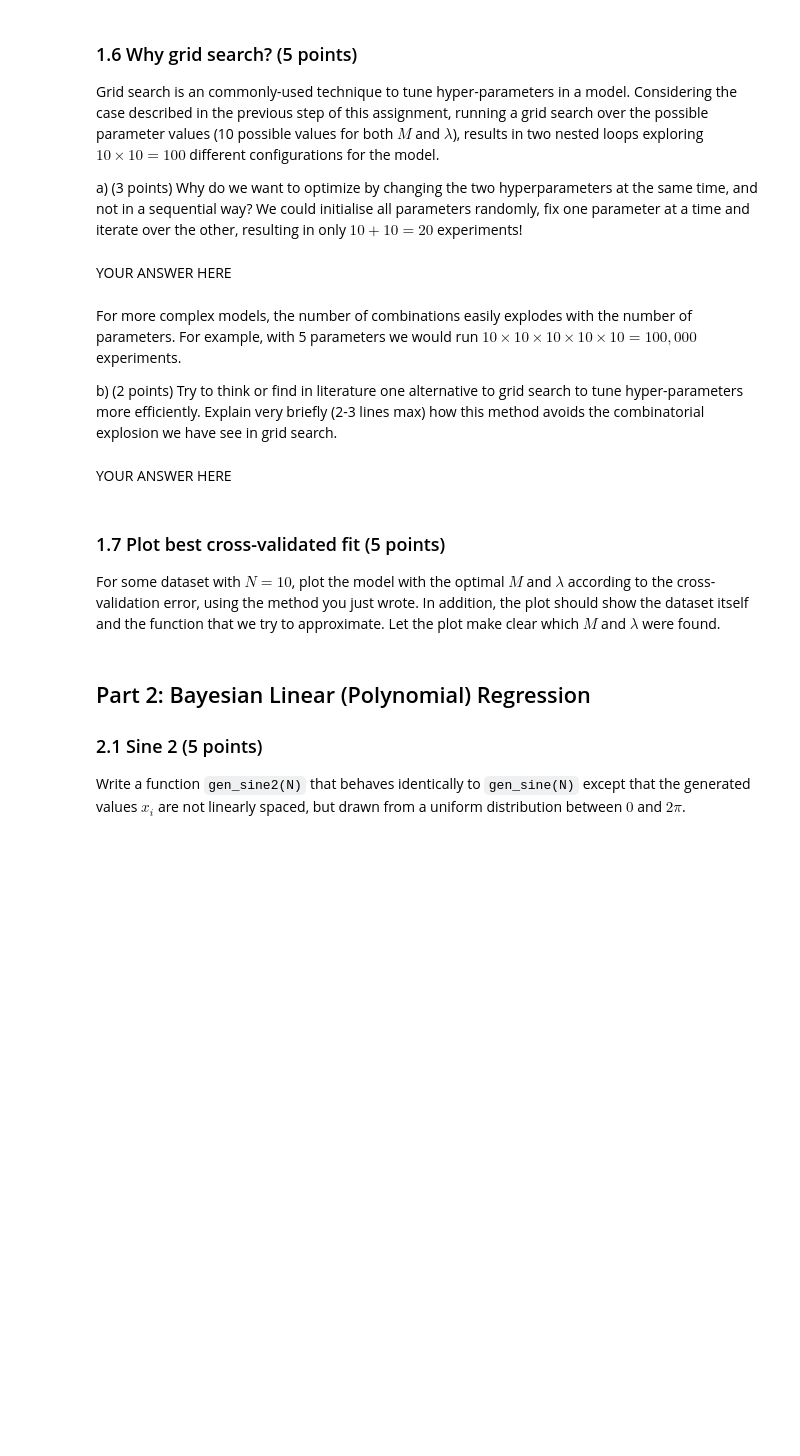
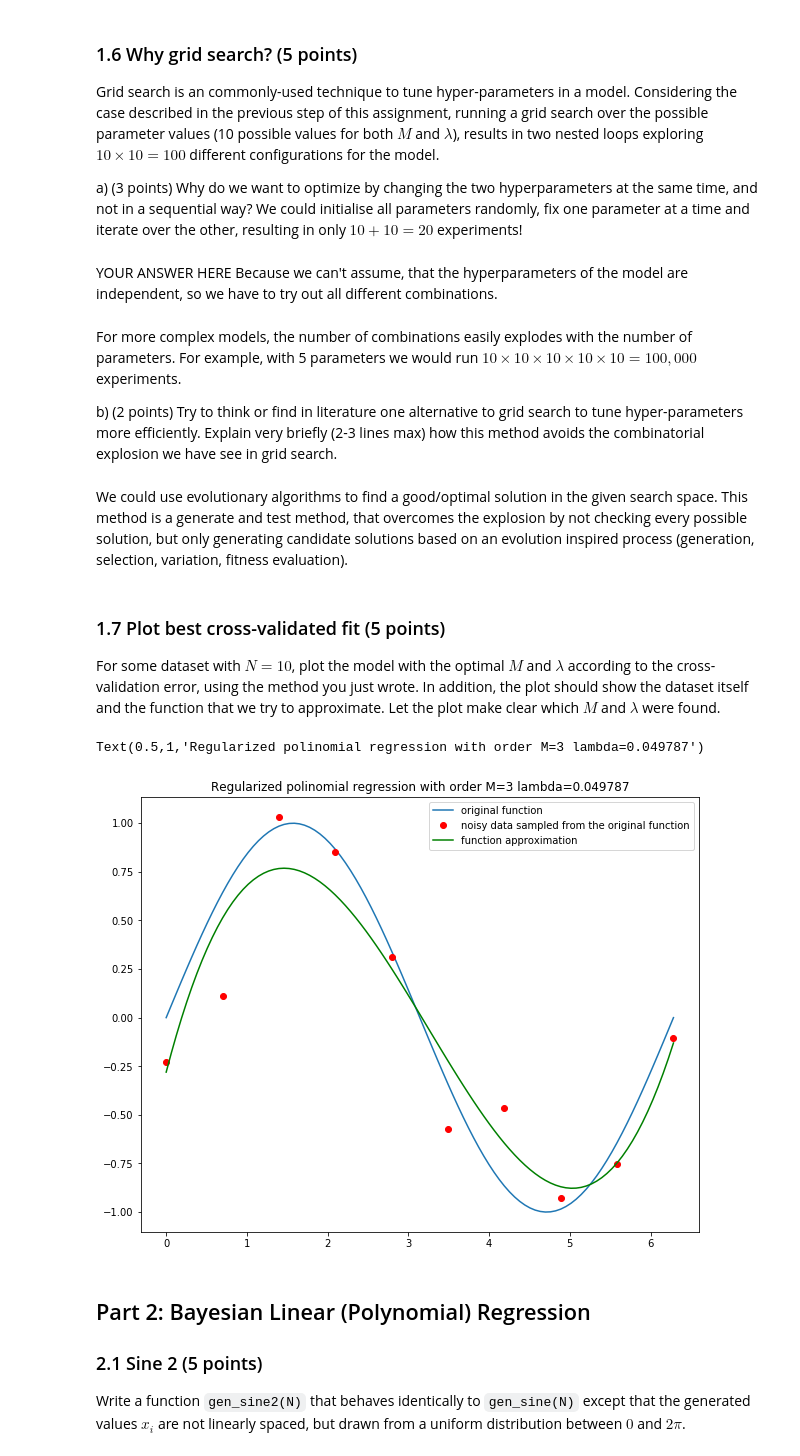
Before and after one commit to Curlykonda/machine-learning-1, a Jupyter notebook: lab1/lab1-daniel.ipynb, the cells around one changed output. Drawn from its saved outputs; the diff is of its cells as text; code cells hidden in the pictures; blank space fills up the shorter version.

Commit message:
Polinomial regression done

```diff
--- a/lab1/lab1-daniel.ipynb
+++ b/lab1/lab1-daniel.ipynb
@@ -521,14 +520,15 @@ Grid search is an commonly-used technique to tune hyper-parameters in a model.
 Considering the case described in the previous step of this assignment, running a grid search over the possible parameter values (10 possible values for both $M$ and $\lambda$), results in two nested loops exploring $10 \times 10 = 100$ different configurations for the model.
 
 a) (3 points) Why do we want to optimize by changing the two hyperparameters at the same time, and not in a sequential way? We could initialise all parameters randomly, fix one parameter at a time and iterate over the other, resulting in only $10 + 10 = 20$ experiments!
-# %% [markdown]
-YOUR ANSWER HERE
+# %% [markdown]
+YOUR ANSWER HERE
+Because we can't assume, that the hyperparameters of the model are independent, so we have to try out all different combinations.
 # %% [markdown]
 For more complex models, the number of combinations easily explodes with the number of parameters. For example, with 5 parameters we would run $10 \times 10 \times 10 \times 10 \times 10 = 100,000$ experiments.
 
 b) (2 points) Try to think or find in literature one alternative to grid search to tune hyper-parameters more efficiently. Explain very briefly (2-3 lines max) how this method avoids the combinatorial explosion we have see in grid search.
-# %% [markdown]
-YOUR ANSWER HERE
+# %% [markdown]
+We could use evolutionary algorithms to find a good/optimal solution in the given search space. This method is a generate and test method, that overcomes the explosion by not checking every possible solution, but only generating candidate solutions based on an evolution inspired process (generation, selection, variation, fitness evaluation).
 # %% [markdown]
 ### 1.7 Plot best cross-validated fit (5 points)
 
@@ -539,3 +536,16 @@ raise NotImplementedError()
+# %%
+continuous_x = linspace(0, 2*math.pi, num=100, endpoint=True)
+
+pred = w @ designmatrix(continuous_x, M_best).T
+plt.figure(figsize=(10,8))
+plt.plot(continuous_x, np.sin(continuous_x), label='original function')
+plt.plot(x, t, 'ro', label='noisy data sampled from the original function')
+plt.plot(continuous_x, pred, 'g', label='function approximation')
+plt.legend()
+plt.title("Regularized polinomial regression with order M={} lambda={:.5}".format(M_best, lambda_best))
+# %% [output]
+Text(0.5,1,'Regularized polinomial regression with order M=3 lambda=0.049787')
+[figure, added]
 # %% [markdown]
 ## Part 2: Bayesian Linear (Polynomial) Regression
 
```
Also changed, not shown: parts of 35 cells of this notebook.
